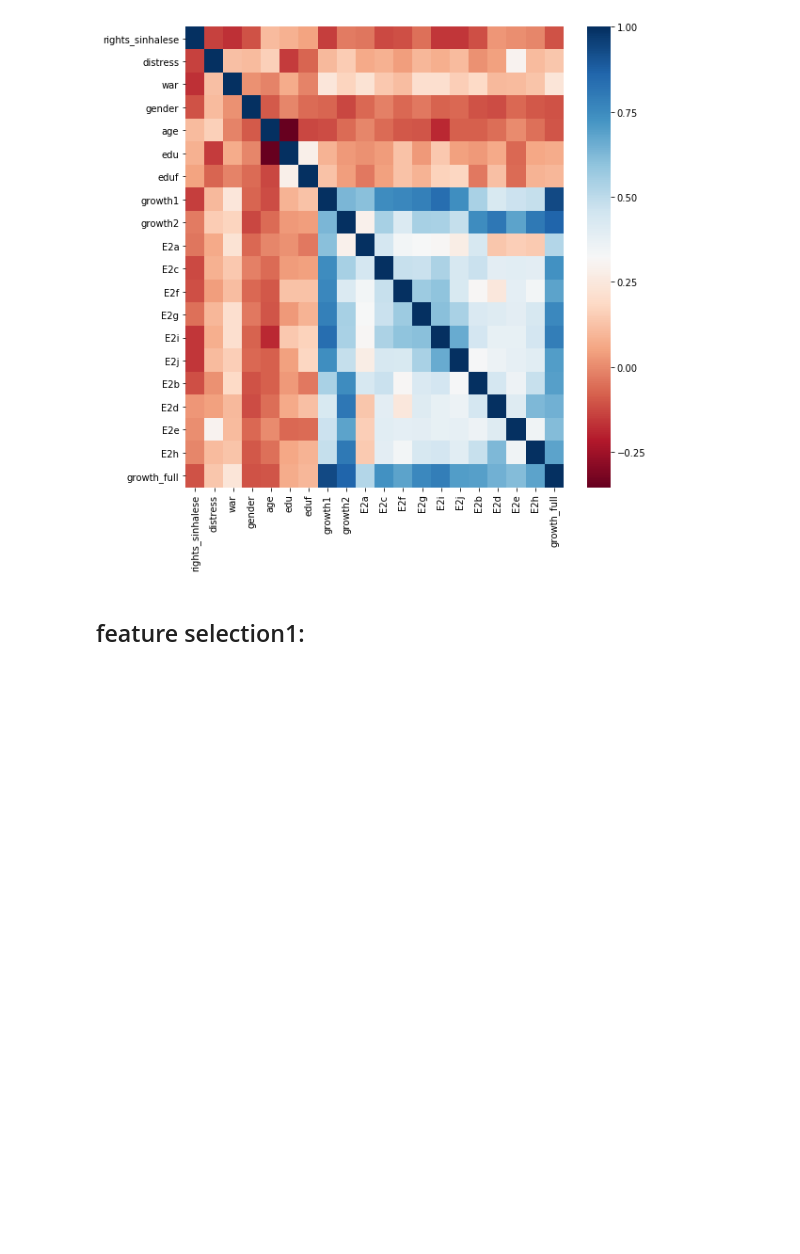
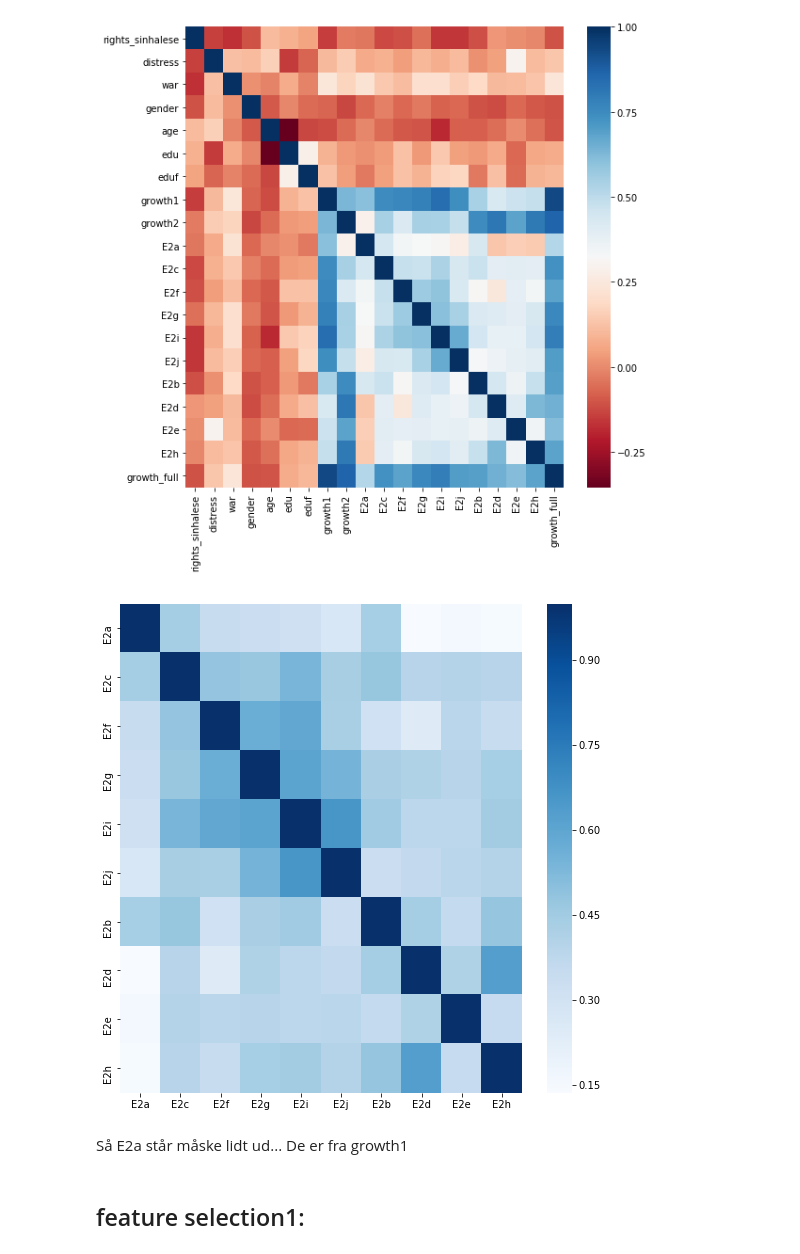
Before and after one commit to Polichinel/PLWC_scripts, a Jupyter notebook: data_analysis_pca.ipynb, the cells around one changed output. Cells and saved outputs as stored; diff of their text form; code cells hidden in the pictures; blank space fills up the shorter version.

```diff
--- a/data_analysis_pca.ipynb
+++ b/data_analysis_pca.ipynb
@@ -85,6 +85,15 @@ sns.heatmap(df_carolin.corr(), cmap="RdBu")
 plt.show()
 # %% [output]
 [figure]
+# %%
+# make a corr plot:
+plt.figure(figsize=[9,9])
+sns.heatmap(df_carolin[['E2a','E2c','E2f','E2g','E2i','E2j','E2b','E2d','E2e','E2h']].corr(), cmap="Blues")
+plt.show()
+# %% [output]
+[figure, added]
+# %% [markdown]
+Så E2a står måske lidt ud... De er fra growth1
 # %% [markdown]
 ## feature selection1:
 # %%
```
Also changed, not shown: parts of 10 cells of this notebook.
